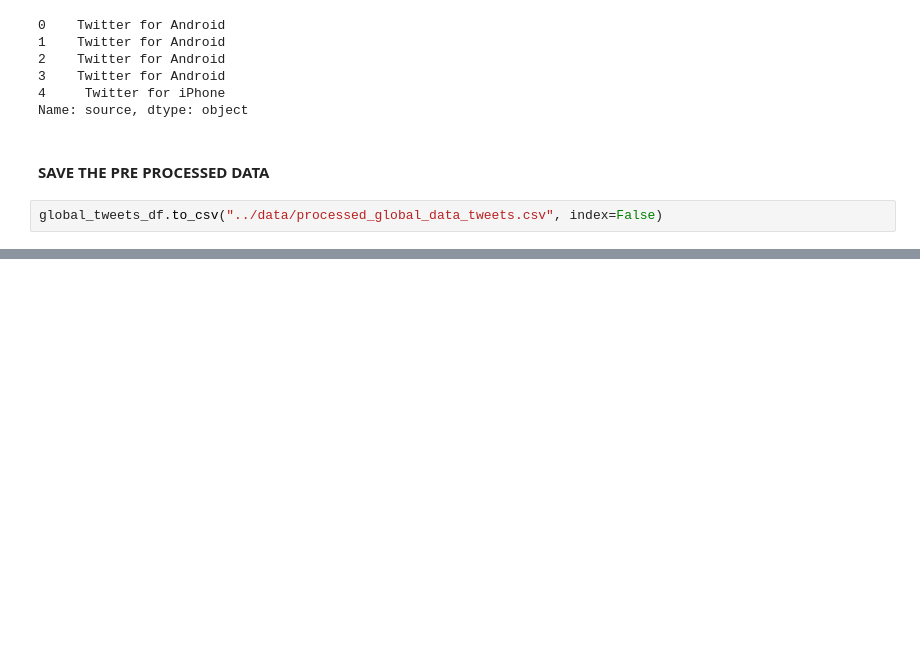
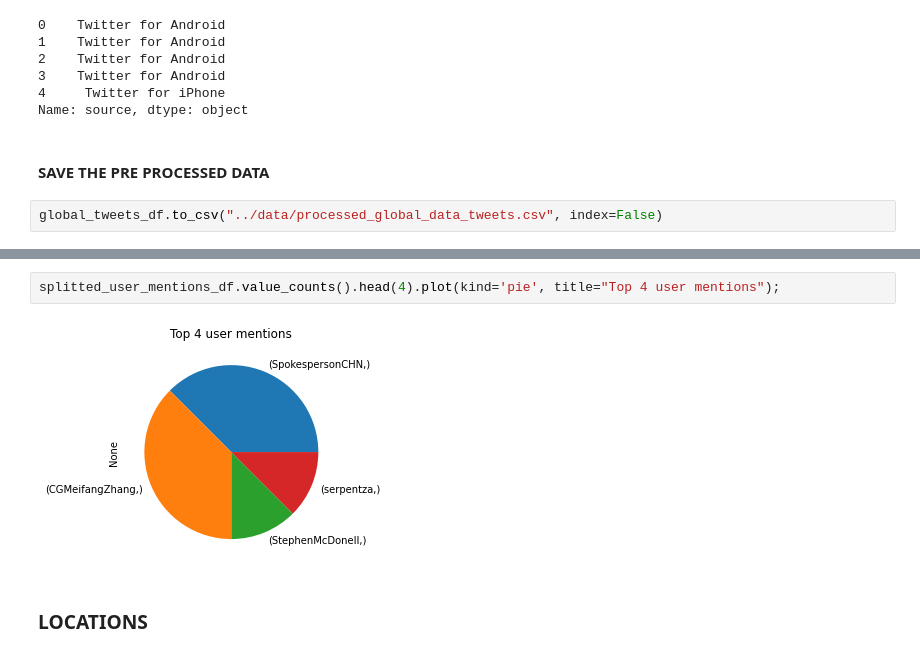
Before and after one commit to natyrix/Twitter-Data-Analysis, a Jupyter notebook: notebooks/Data exploration and pre-processing.ipynb, the cells around one changed output, grey strips where cells are left out. Cells and saved outputs as stored; diff of their text form; blank space fills up the shorter version.

```diff
--- a/notebooks/Data exploration and pre-processing.ipynb
+++ b/notebooks/Data exploration and pre-processing.ipynb
@@ -241,0 +387,6 @@ global_tweets_df.to_csv("../data/processed_global_data_tweets.csv", index=False)
+# %%
+splitted_user_mentions_df.value_counts().head(4).plot(kind='pie', title="Top 4 user mentions");
+# %% [output]
+[figure, added]
+# %% [markdown]
+### LOCATIONS
```
Also changed, not shown: parts of 17 cells of this notebook.
